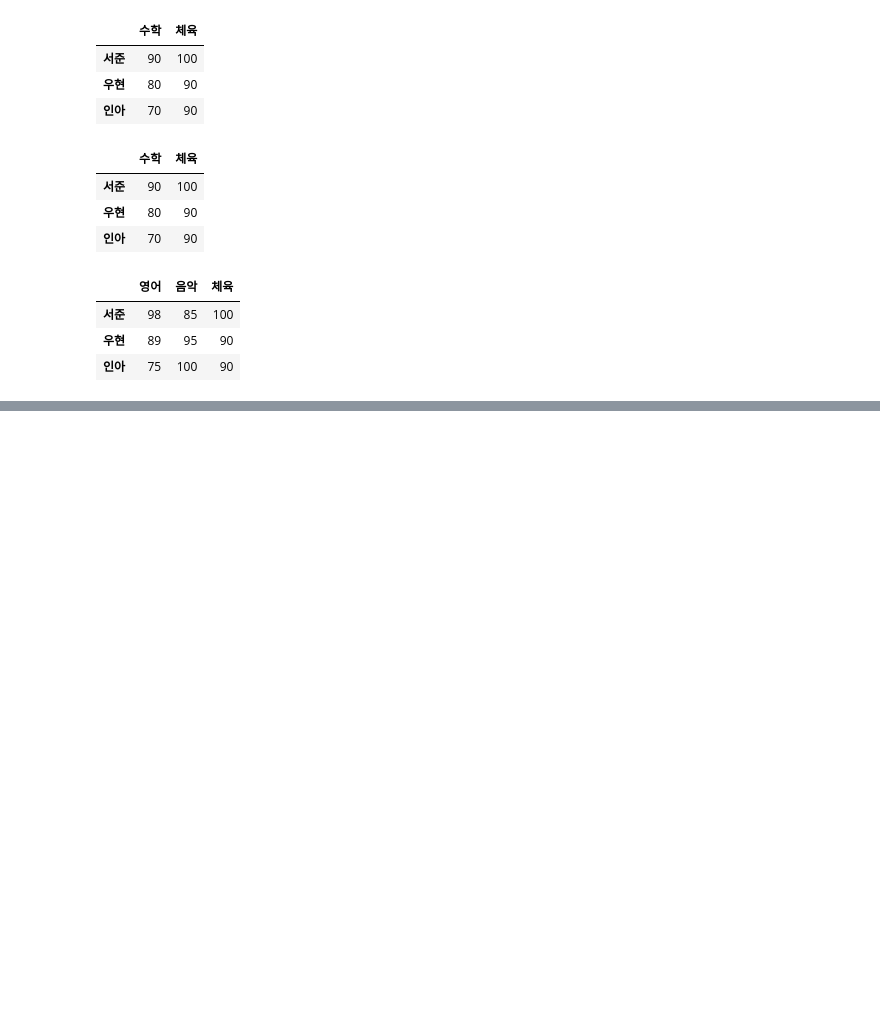
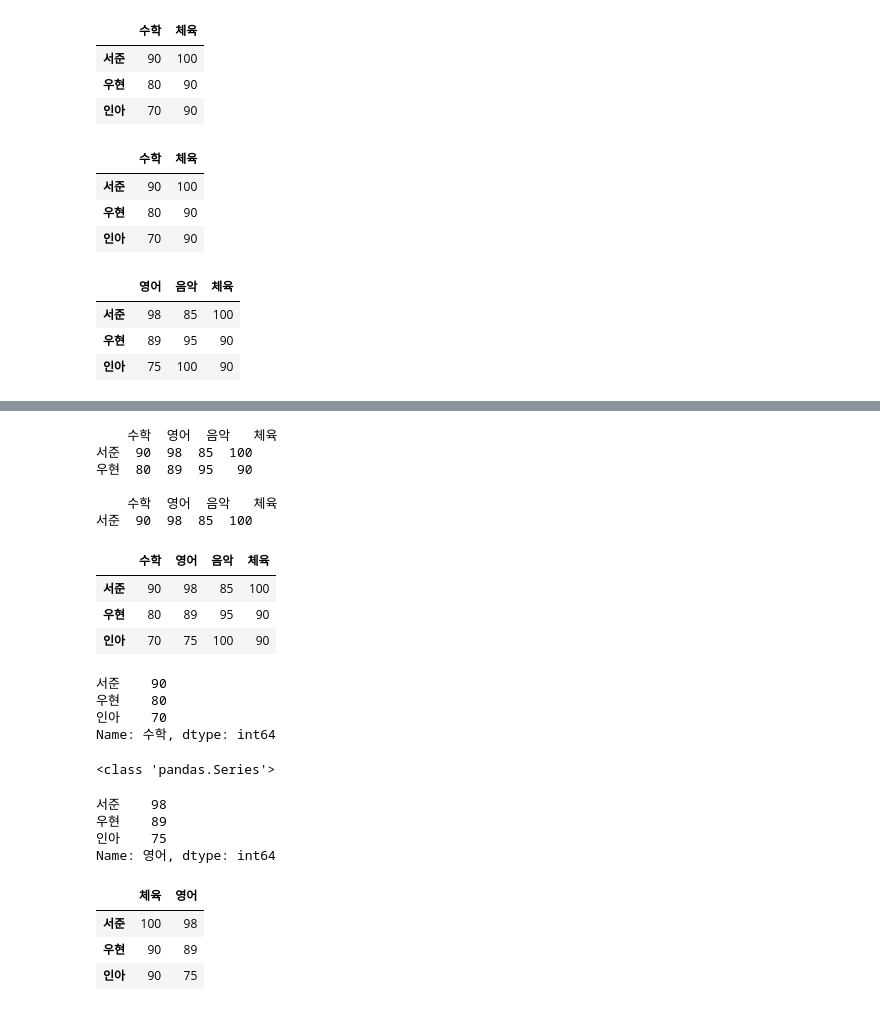
Before and after one commit to Youngchan0503/18_data_analytics, a Jupyter notebook: 02_데이터프레임.ipynb, the cells around one changed output, grey strips where cells are left out. Cells and saved outputs as stored; diff of their text form; code cells hidden in the pictures; blank space fills up the shorter version.

```diff
--- a/02_데이터프레임.ipynb
+++ b/02_데이터프레임.ipynb
@@ -189,0 +238,45 @@ df5
+# %%
+# 행 선택
+print(df.loc["서준":"우현"])
+print()
+print(df.iloc[0:1])
+# %% [output]
+    수학  영어  음악   체육
+서준  90  98  85  100
+우현  80  89  95   90
+
+    수학  영어  음악   체육
+서준  90  98  85  100
+# %%
+# 열 선택
+df
+# %% [output]
+|  | 수학 | 영어 | 음악 | 체육 |
+| 서준 | 90 | 98 | 85 | 100 |
+| 우현 | 80 | 89 | 95 | 90 |
+| 인아 | 70 | 75 | 100 | 90 |
+# %%
+df["수학"]
+# %% [output]
+서준    90
+우현    80
+인아    70
+Name: 수학, dtype: int64
+# %%
+print(type(df["수학"]))
+# %% [output]
+<class 'pandas.Series'>
+# %%
+df.영어
+# %% [output]
+서준    98
+우현    89
+인아    75
+Name: 영어, dtype: int64
+# %%
+df[["체육", "영어"]]
+# %% [output]
+|  | 체육 | 영어 |
+| 서준 | 100 | 98 |
+| 우현 | 90 | 89 |
+| 인아 | 90 | 75 |
```
Also changed, not shown: parts of 17 cells of this notebook.
